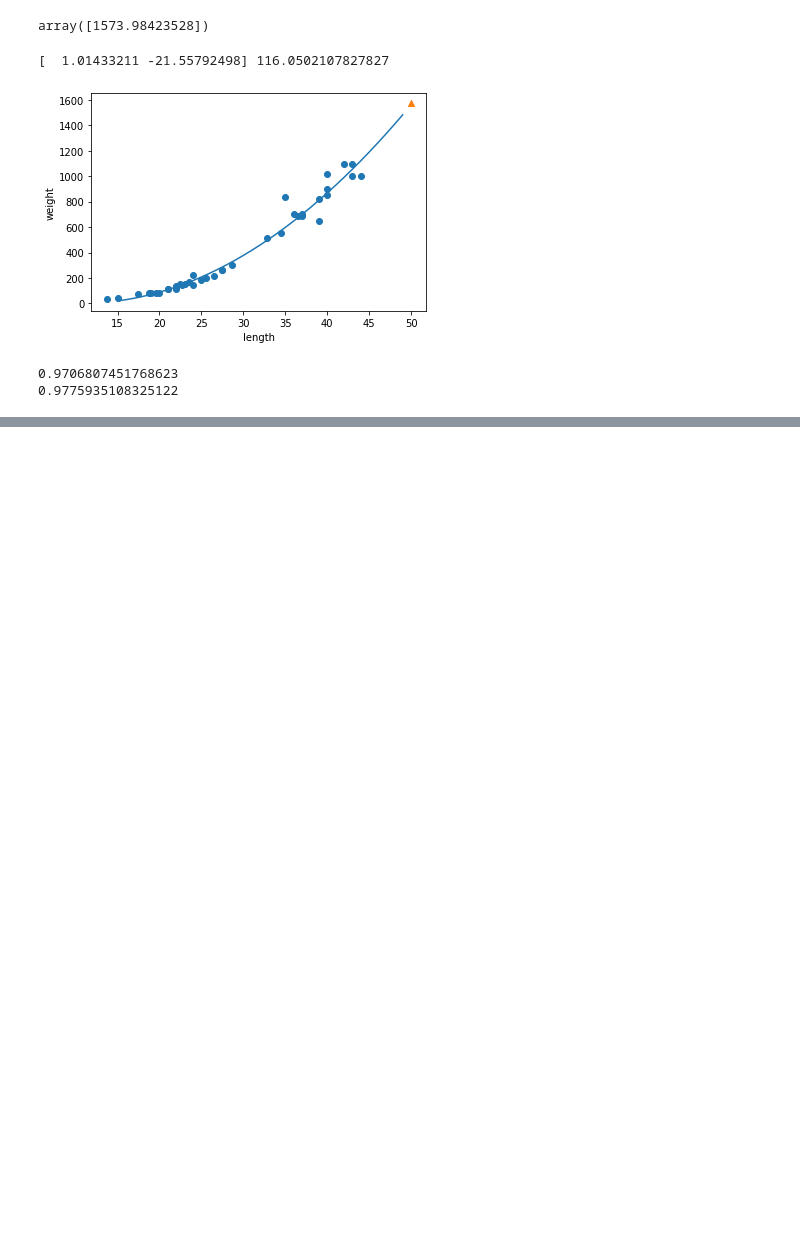
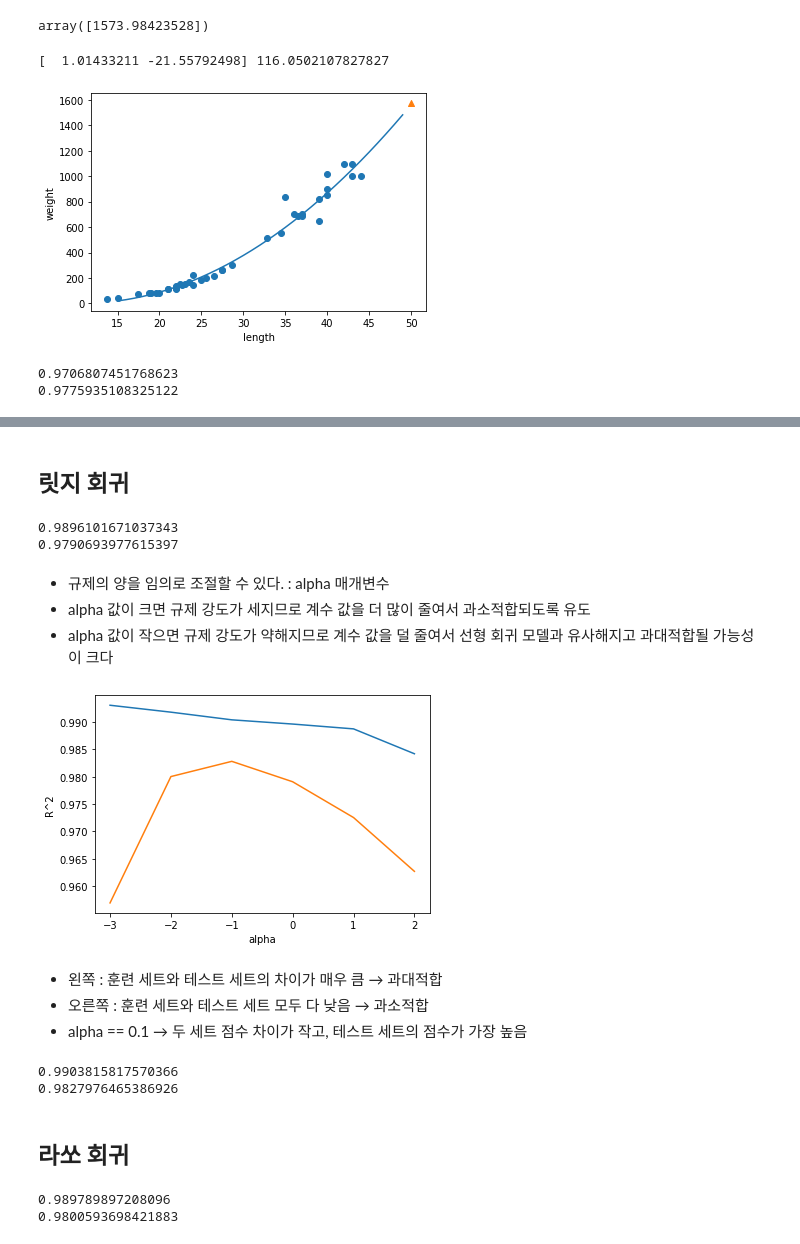
Before and after one commit to jiyun-kong/ML, a Jupyter notebook: ch3_RegressionAlgorithm.ipynb, the cells around one changed output, grey strips where cells are left out. Drawn from its saved outputs; the diff is of its cells as text; code cells hidden in the pictures; blank space fills up the shorter version.

```diff
--- a/ch3_RegressionAlgorithm.ipynb
+++ b/ch3_RegressionAlgorithm.ipynb
@@ -268,0 +384,7 @@ print(lr.score(test_poly, test_target))
+# %%
+poly = PolynomialFeatures(degree=5, include_bias=False)
+poly.fit(train_input)
+train_poly = poly.transform(train_input)
+test_poly = poly.transform(test_input)
+print(train_poly.shape)
+lr.fit(train_poly, train_target)
@@ -268,0 +412,9 @@ print(lr.score(test_poly, test_target))
+# %%
+from sklearn.preprocessing import StandardScaler
+ss = StandardScaler()
+ss.fit(train_poly)
+train_scaled = ss.transform(train_poly)
+test_scaled = ss.transform(test_poly)
+
+# ss 객체를 초기화한 후 fit 메서드로 정규화하기.
+# PolynomialFeatures 클래스로 만든 train_poly로 객체를 훈련한다.
@@ -268,0 +427,58 @@ print(lr.score(test_poly, test_target))
+# %% [markdown]
+## 릿지 회귀
+# %%
+from sklearn.linear_model import Ridge
+ridge = Ridge()
+ridge.fit(train_scaled, train_target)
+print(ridge.score(train_scaled, train_target))
+print(ridge.score(test_scaled, test_target))
+# %% [output]
+0.9896101671037343
+0.9790693977615397
+# %% [markdown]
+- 규제의 양을 임의로 조절할 수 있다. : alpha 매개변수
+- alpha 값이 크면 규제 강도가 세지므로 계수 값을 더 많이 줄여서 과소적합되도록 유도
+- alpha 값이 작으면 규제 강도가 약해지므로 계수 값을 덜 줄여서 선형 회귀 모델과 유사해지고 과대적합될 가능성이 크다
+# %%
+# 적절한 alpha 값 찾기 : alpha 값에 대한 score (R^2) 값의 그래프 그려보기
+import matplotlib.pyplot as plt
+train_score = []
+test_score = []
+
+alpha_list = [0.001, 0.01, 0.1, 1, 10, 100]
+for alpha in alpha_list:
+  ridge = Ridge(alpha=alpha)
+  ridge.fit(train_scaled, train_target)
+  train_score.append(ridge.score(train_scaled, train_target))
+  test_score.append(ridge.score(test_scaled, test_target))
+# %%
+plt.plot(np.log10(alpha_list), train_score)
+plt.plot(np.log10(alpha_list), test_score)
+plt.xlabel('alpha')
+plt.ylabel('R^2')
+plt.show()
+# %% [output]
+[figure, added]
+# %% [markdown]
+- 왼쪽 : 훈련 세트와 테스트 세트의 차이가 매우 큼 → 과대적합
+- 오른쪽 : 훈련 세트와 테스트 세트 모두 다 낮음 → 과소적합
+- alpha == 0.1 → 두 세트 점수 차이가 작고, 테스트 세트의 점수가 가장 높음
+# %%
+ridge = Ridge(alpha=0.1)
+ridge.fit(train_scaled, train_target)
+print(ridge.score(train_scaled, train_target))
+print(ridge.score(test_scaled, test_target))
+# %% [output]
+0.9903815817570366
+0.9827976465386926
+# %% [markdown]
+## 라쏘 회귀
+# %%
+from sklearn.linear_model import Lasso
+lasso = Lasso()
+lasso.fit(train_scaled, train_target)
+print(lasso.score(train_scaled, train_target))
+print(lasso.score(test_scaled, test_target))
+# %% [output]
+0.989789897208096
+0.9800593698421883
```
Also changed, not shown: parts of 26 cells of this notebook.
